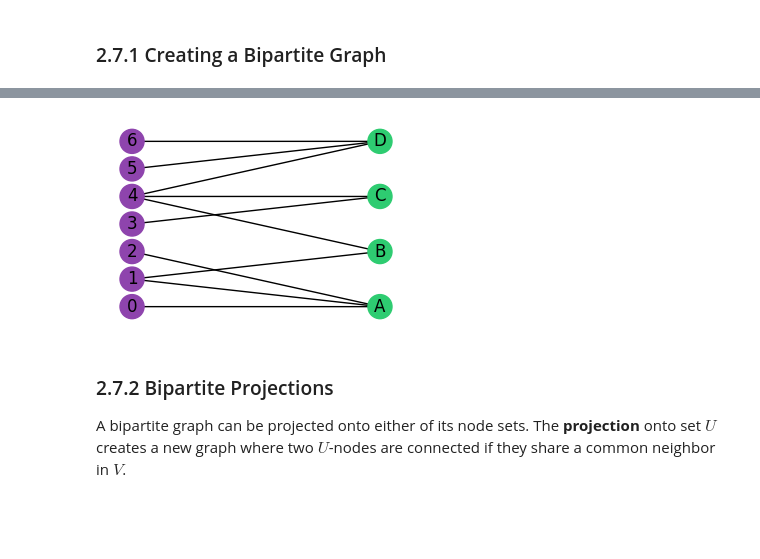
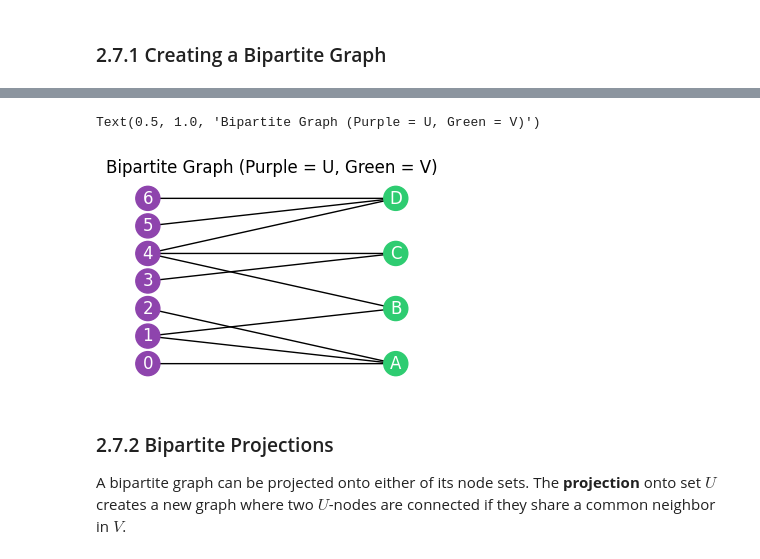
Before and after one commit to grogs84/networkscience, a Jupyter notebook: wip/rChapter2_clean.ipynb, the cells around one changed output, grey strips where cells are left out. Drawn from its saved outputs; the diff is of its cells as text; code cells hidden in the pictures; blank space fills up the shorter version.

```diff
--- a/wip/rChapter2_clean.ipynb
+++ b/wip/rChapter2_clean.ipynb
@@ -358,15 +358,16 @@ EdgeIndices[0, 1, 2, 3, 4, 5, 6, 7, 8, 9]
 # %%
 # Visualize with different colors for each set
 u_colors = [NS_PURPLE] * len(us)
 v_colors = [NS_GREEN] * len(vs)
 colors = u_colors + v_colors
 
 layout = rx.bipartite_layout(G, set(us))
 mpl_draw(G, pos=layout, node_color=colors, labels=lambda x: str(x),
-         with_labels=True, node_size=500, font_color='white')
+         with_labels=True, node_size=300, font_color='white')
 plt.title("Bipartite Graph (Purple = U, Green = V)")
 # %% [output]
+Text(0.5, 1.0, 'Bipartite Graph (Purple = U, Green = V)')
-[figure, old version]
+[figure, new version]
 # %% [markdown]
 ### 2.7.2 Bipartite Projections
 
```
Also changed, not shown: parts of 1 cell of this notebook, 4 other files.
